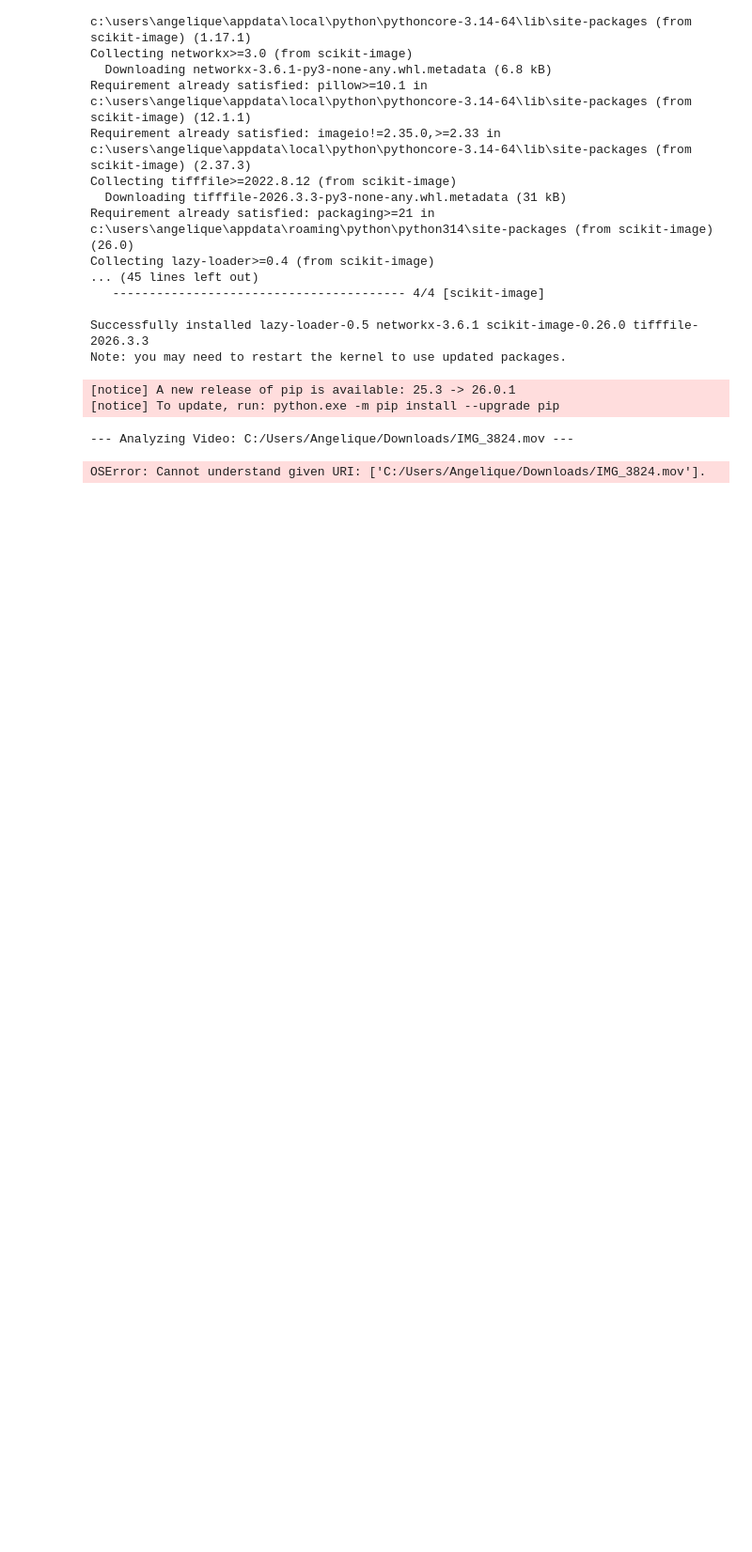
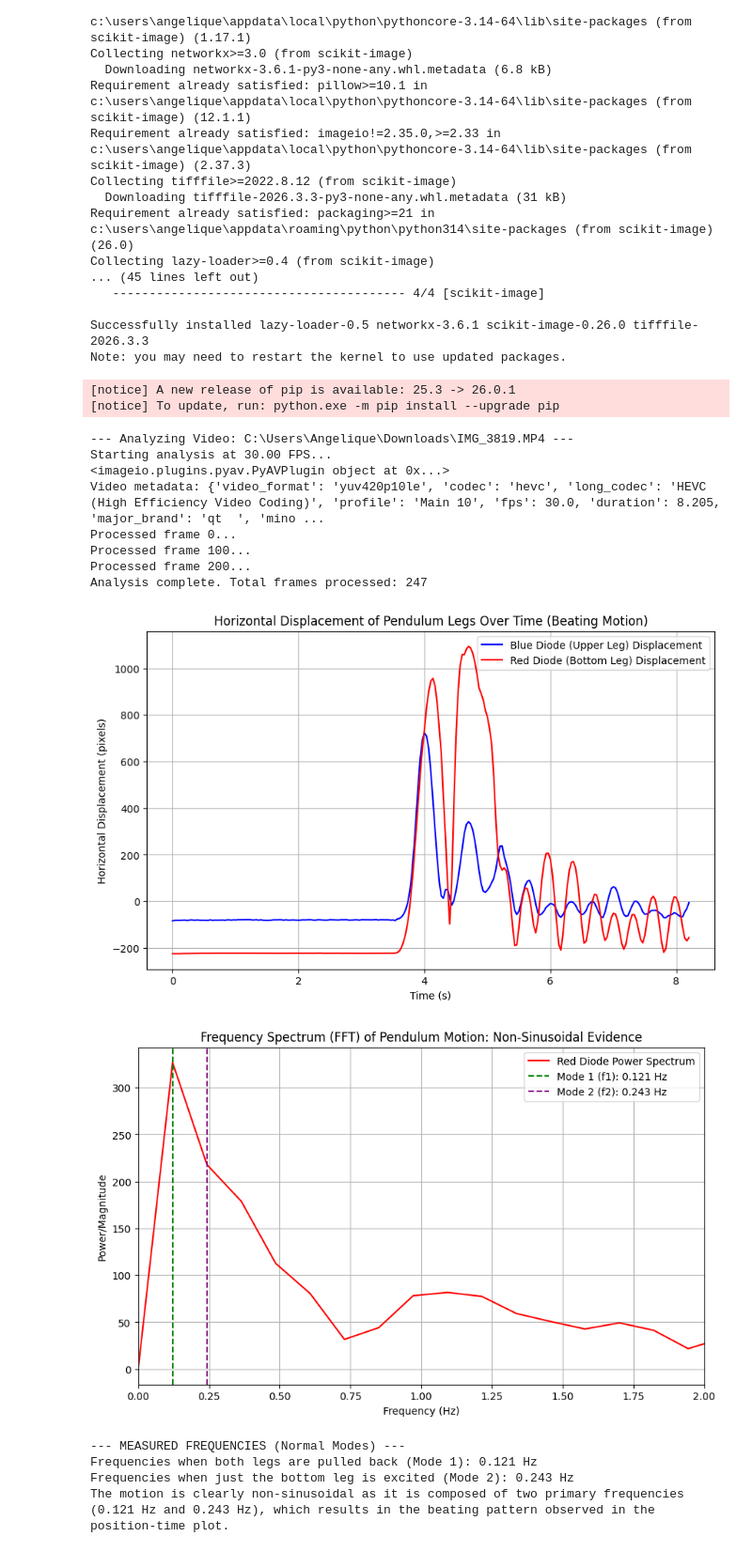
Before and after one commit to angeliquebruno-commits/angeliquebruno_numerical-methods_2, a Jupyter notebook: final_project/Old Code from Project Lab (1).ipynb, the cells around one changed output. Shown at 94% size. Saved outputs shown, nothing was run; the diff lists cells and outputs as text; code cells hidden in the pictures; blank space fills up the shorter version.

Commit message:
Thi code took so long to run (about 40 minutes)

```diff
--- a/final_project/Old Code from Project Lab (1).ipynb
+++ b/final_project/Old Code from Project Lab (1).ipynb
@@ -108,7 +108,7 @@ from skimage.measure import regionprops, label
 # Define the full paths for all your videos in a list:
 VIDEO_FILES = [
     # Change all backslashes (\) to forward slashes (/)
-    r'C:/Users/Angelique/Downloads/IMG_3824.mov',
+    r"C:\Users\Angelique\Downloads\IMG_3819.MP4",
     # If you have other videos, make sure they also use forward slashes!
 ]
 
@@ -170,17 +170,58 @@ def track_diode(frame, lower_hsv, upper_hsv):
 # --- 3. VIDEO PROCESSING AND DATA COLLECTION ---
 
 # Read the video and extract metadata
-reader = iio.imopen(VIDEO_FILES, 'r')
+reader = iio.imopen(VIDEO_FILES[0], 'r')
 meta = reader.metadata()
-fps = meta.get('fps', 30.0) # Use 30 FPS as a safe default
+fps = meta.get('fps', 30.0) # Use 30 FPS as a safe 000000000000000000000000000000000000
+
+
+
+
+
+
+
+
+
+
+
+
+
+
+
+
+
+
+
+
+
+
+
+
+
+
+
+
+
+
+
+
+
+
+
+
+
+
+
 
 time_data = []
 blue_positions = []
 red_positions = []
 
 print(f"Starting analysis at {fps:.2f} FPS...")
+print(reader)
+print(f"Video metadata: {meta}")
 
-for frame_count, frame in enumerate(reader.iter_data()):
+for frame_count, frame in enumerate(reader.iter()):
     current_time = frame_count / fps
 
     # Track both diodes
@@ -238,32 +279,44 @@ xf = fftfreq(N, T)[:N//2] # Frequency bins (only positive)
 power_spectrum_red = 2.0/N * np.abs(yf_red[0:N//2])
 
 # Find the two largest peaks (The Normal Modes)
 top_two_indices = np.argsort(power_spectrum_red)[-2:][::-1]
 f_mode_1 = xf[top_two_indices[0]] # Lower frequency mode (Symmetric/In-phase)
 f_mode_2 = xf[top_two_indices[1]] # Higher frequency mode (Anti-Symmetric/Out-of-phase)
 
 
 ## 📊 Plot 2: Power Spectrum (FFT)
 
 # This fulfills "get a measure of the frequencies" and "show that they are clearly not sineosodial".
 plt.figure(figsize=(10, 6))
 plt.plot(xf, power_spectrum_red, label='Red Diode Power Spectrum', color='red')
 plt.title('Frequency Spectrum (FFT) of Pendulum Motion: Non-Sinusoidal Evidence')
 plt.xlabel('Frequency (Hz)')
 plt.ylabel('Power/Magnitude')
 plt.xlim(0, max(f_mode_2, 1.5) + 0.5) # Zoom in on the relevant frequencies
 plt.grid(True)
 plt.axvline(f_mode_1, color='green', linestyle='--', label=f'Mode 1 (f1): {f_mode_1:.3f} Hz')
 plt.axvline(f_mode_2, color='purple', linestyle='--', label=f'Mode 2 (f2): {f_mode_2:.3f} Hz')
 plt.legend()
 plt.show()
 
 
 # --- Final Summary ---
 print("\n--- MEASURED FREQUENCIES (Normal Modes) ---")
 print(f"Frequencies when both legs are pulled back (Mode 1): {f_mode_1:.3f} Hz")
 print(f"Frequencies when just the bottom leg is excited (Mode 2): {f_mode_2:.3f} Hz")
 print(f"The motion is clearly non-sinusoidal as it is composed of two primary frequencies ({f_mode_1:.3f} Hz and {f_mode_2:.3f} Hz), which results in the beating pattern observed in the position-time plot.")
 # %% [output]
---- Analyzing Video: C:/Users/Angelique/Downloads/IMG_3824.mov ---
+--- Analyzing Video: C:\Users\Angelique\Downloads\IMG_3819.MP4 ---
+Starting analysis at 30.00 FPS...
+<imageio.plugins.pyav.PyAVPlugin object at 0x...>
+Video metadata: {'video_format': 'yuv420p10le', 'codec': 'hevc', 'long_codec': 'HEVC (High Efficiency Video Coding)', 'profile': 'Main 10', 'fps': 30.0, 'duration': 8.205, 'major_brand': 'qt  ', 'mino ...
+Processed frame 0...
+Processed frame 100...
+Processed frame 200...
+Analysis complete. Total frames processed: 247
+[figure, added]
+[figure, added]
-OSError: Cannot understand given URI: ['C:/Users/Angelique/Downloads/IMG_3824.mov'].
+--- MEASURED FREQUENCIES (Normal Modes) ---
+Frequencies when both legs are pulled back (Mode 1): 0.121 Hz
+Frequencies when just the bottom leg is excited (Mode 2): 0.243 Hz
+The motion is clearly non-sinusoidal as it is composed of two primary frequencies (0.121 Hz and 0.243 Hz), which results in the beating pattern observed in the position-time plot.
```
